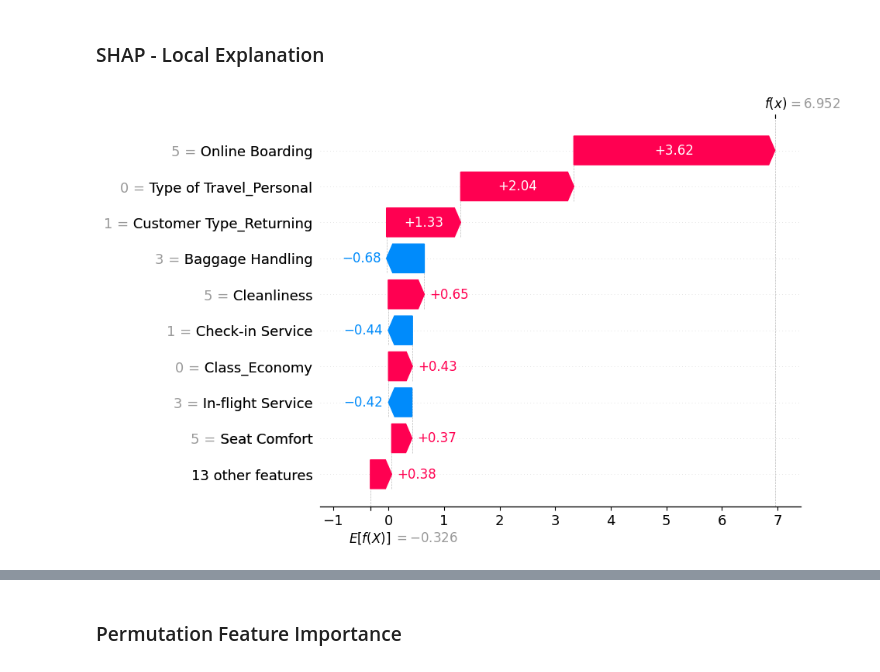
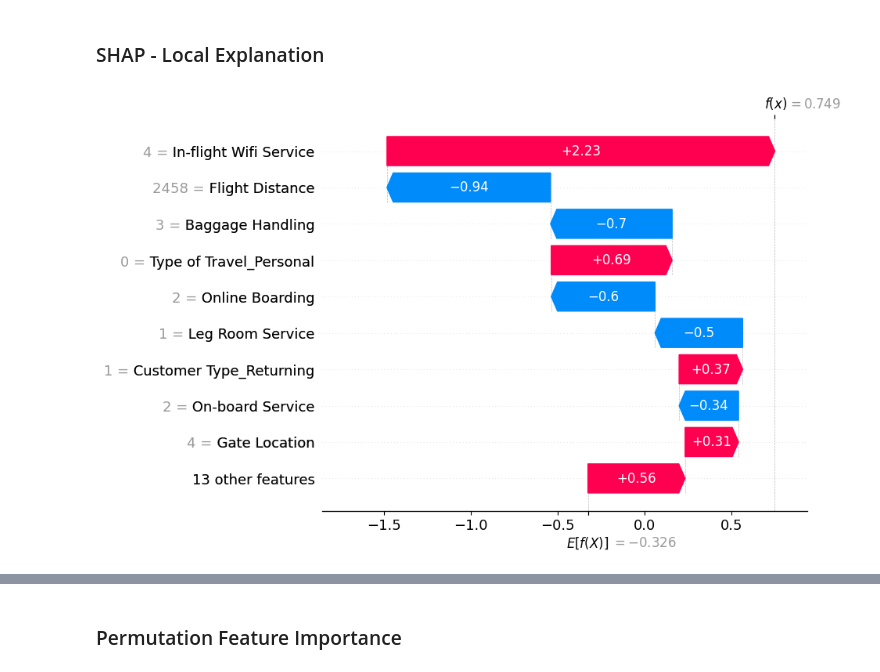
Before and after one commit to athoscf/XAI-techniques, a Jupyter notebook: Project.ipynb, the cells around one changed output, grey strips where cells are left out. Drawn from its saved outputs; the diff is of its cells as text; code cells hidden in the pictures.

```diff
--- a/Project.ipynb
+++ b/Project.ipynb
@@ -425,0 +433,2 @@ Test accuracy: 0.9644374082940768
+# %%
+grid_x_test = store_processed_df.get_processed_df(tree_preprocessor)
@@ -499,16 +561,13 @@ Surrogate Model Rules:
 ### SHAP - Global explanation
 # %%
 import shap
-
-# get tree processed X
-processed_X = store_processed_df.get_processed_df(tree_preprocessor)
 
 # Initialize SHAP explainer
 explainer = shap.TreeExplainer(xgboost_classifier)
 
 # Calculate SHAP values
-shap_values = explainer.shap_values(processed_X)
+shap_values = explainer.shap_values(grid_x_test)
 
 # Visualize
-shap.summary_plot(shap_values, processed_X, feature_names=processed_X.columns)
+shap.summary_plot(shap_values, grid_x_test, feature_names=grid_x_test.columns)
 # %% [output]
@@ -522,21 +581,21 @@ shap.summary_plot(shap_values, processed_X, plot_type="bar")
 ### SHAP - Local Explanation
 # %%
 # Select a specific instance
-instance_idx = 20
-instance = processed_X.iloc[instance_idx]
+instance_idx = 24
+instance = grid_x_test.iloc[instance_idx]
 
 # Extract the SHAP values for the selected instance
 shap_values_instance = shap_values[instance_idx]
 
 # Extract the base value (model's expected value)
 base_value = explainer.expected_value
 
 # Create a waterfall plot
 shap.waterfall_plot(
     shap.Explanation(values=shap_values_instance,
                      base_values=base_value,
                      data=instance,
-                     feature_names=processed_X.columns)
+                     feature_names=grid_x_test.columns)
 )
 # %% [output]
-[figure, old version]
+[figure, new version]
```
Also changed, not shown: parts of 16 cells of this notebook.
